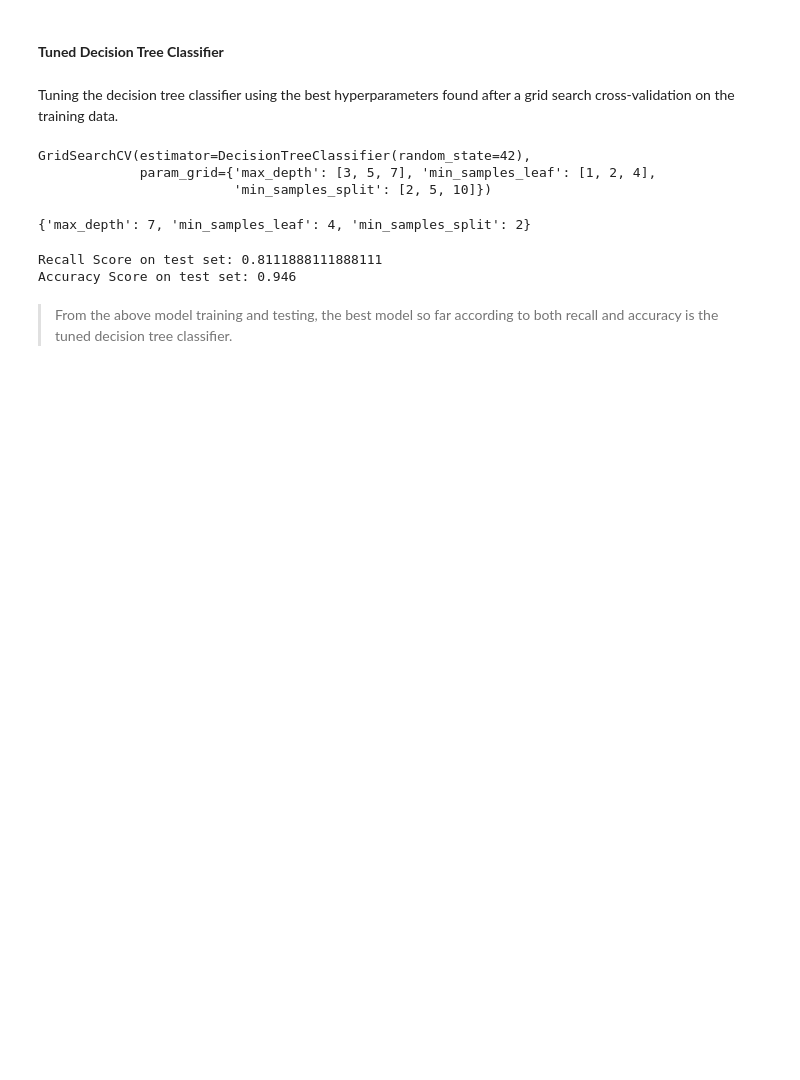
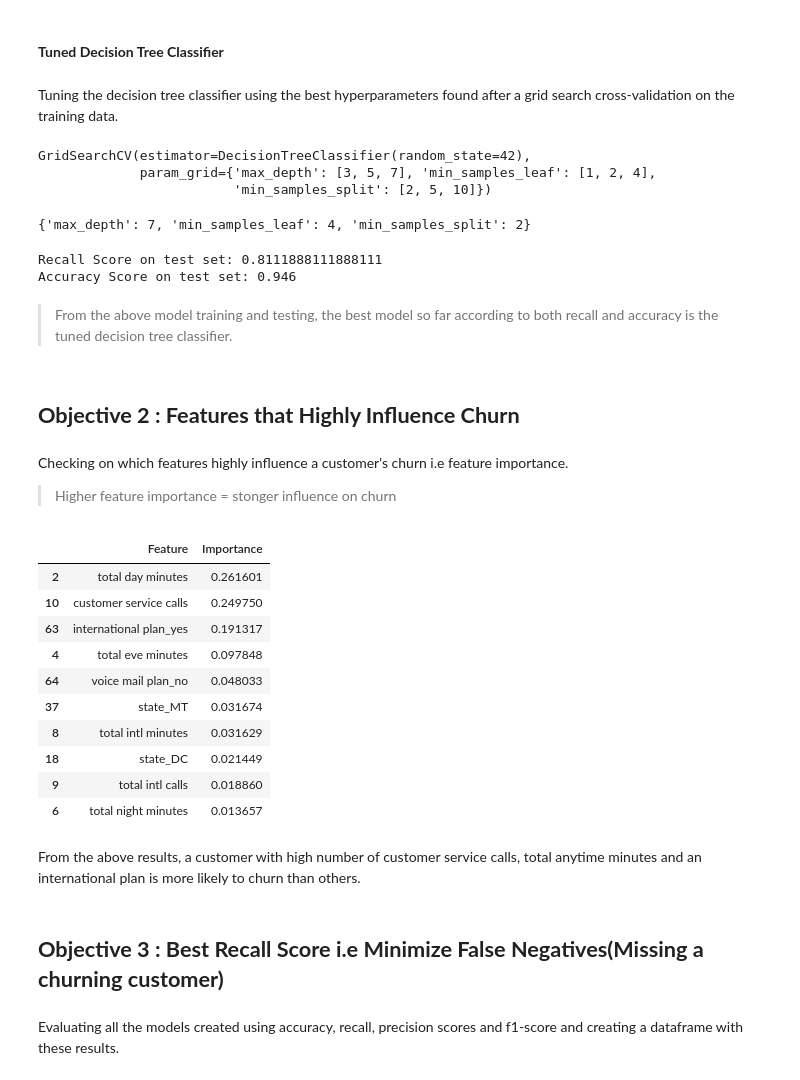
Before and after one commit to Christine-Muhoro/Phase-3-churn-project, a Jupyter notebook: index.ipynb, the cells around one changed output. Drawn from its saved outputs; the diff is of its cells as text; code cells hidden in the pictures; blank space fills up the shorter version.

Commit message:
Dealing With Objectives

```diff
--- a/index.ipynb
+++ b/index.ipynb
@@ -318,3 +318,36 @@ Recall Score on test set: 0.8111888111888111
 Accuracy Score on test set: 0.946
 # %% [markdown]
 >From the above model training and testing, the best model so far according to both recall and accuracy is the tuned decision tree classifier.
+# %% [markdown]
+## **Objective 2 : Features that Highly Influence Churn**
+# %%
+# The best model is the tuned decision tree classifier
+best_model = best_tree
+# %% [markdown]
+Checking on which features highly influence a customer's churn i.e feature importance.
+> Higher feature importance = stonger influence on churn
+# %%
+feature_importance = pd.DataFrame({
+    "Feature": X_train_full.columns,
+    "Importance": best_model.feature_importances_
+}).sort_values(by="Importance", ascending=False)
+
+feature_importance.head(10)
+# %% [output]
+|  | Feature | Importance |
+| 2 | total day minutes | 0.261601 |
+| 10 | customer service calls | 0.249750 |
+| 63 | international plan_yes | 0.191317 |
+| 4 | total eve minutes | 0.097848 |
+| 64 | voice mail plan_no | 0.048033 |
+| 37 | state_MT | 0.031674 |
+| 8 | total intl minutes | 0.031629 |
+| 18 | state_DC | 0.021449 |
+| 9 | total intl calls | 0.018860 |
+| 6 | total night minutes | 0.013657 |
+# %% [markdown]
+From the above results, a customer with high number of customer service calls, total anytime minutes and an international plan is more likely to churn than others.
+# %% [markdown]
+## **Objective 3 : Best Recall Score i.e Minimize False Negatives(Missing a churning customer)**
+# %% [markdown]
+Evaluating all the models created using accuracy, recall, precision scores and f1-score and creating a dataframe with these results.
```
Also changed, not shown: parts of 8 cells of this notebook.
